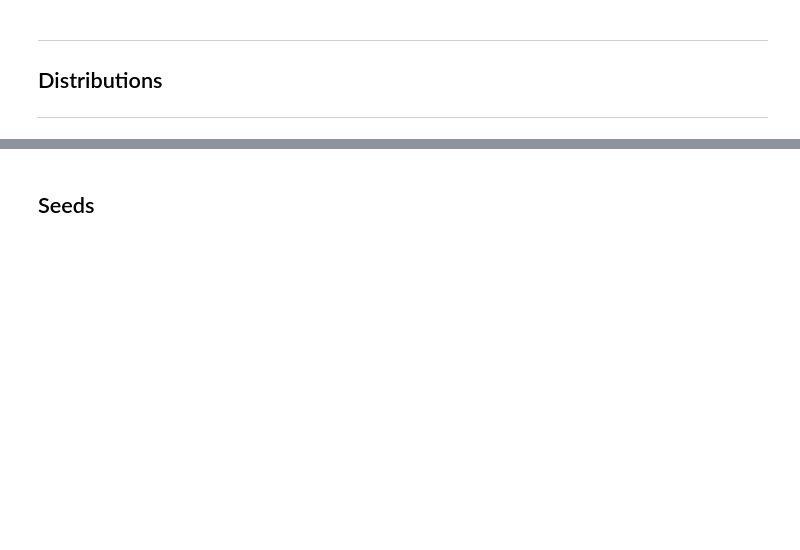
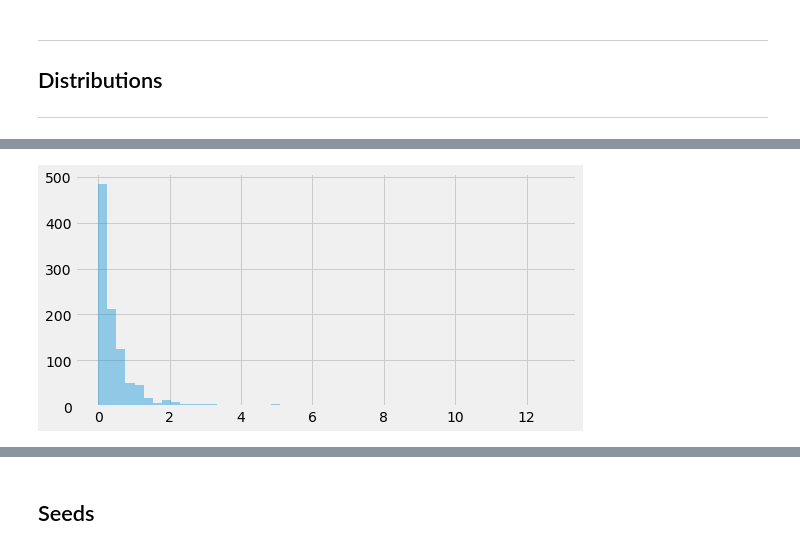
Before and after one commit to G00387867/numpy-random, a Jupyter notebook: numpy-random.ipynb, the cells around one changed output, grey strips where cells are left out. Drawn from its saved outputs; the diff is of its cells as text; code cells hidden in the pictures; blank space fills up the shorter version.

Commit message:
Add Generator.pareto

```diff
--- a/numpy-random.ipynb
+++ b/numpy-random.ipynb
@@ -300,0 +328,6 @@ plt.legend()
+# %%
+# simple pareto plot
+sns.distplot(rng.pareto(a=3, size=1000), kde=False)
+plt.show()
+# %% [output]
+[figure, added]
```
Also changed, not shown: parts of 29 cells of this notebook.
